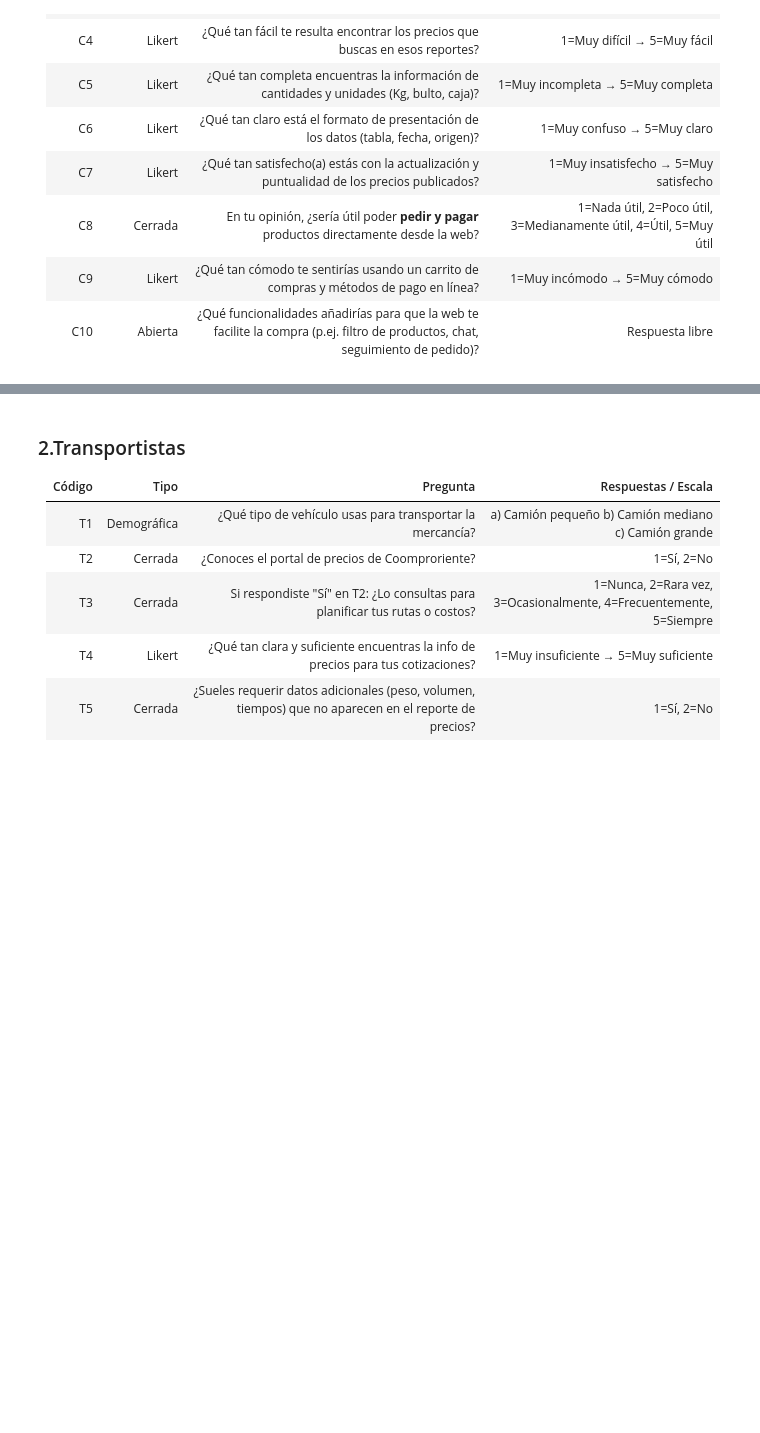
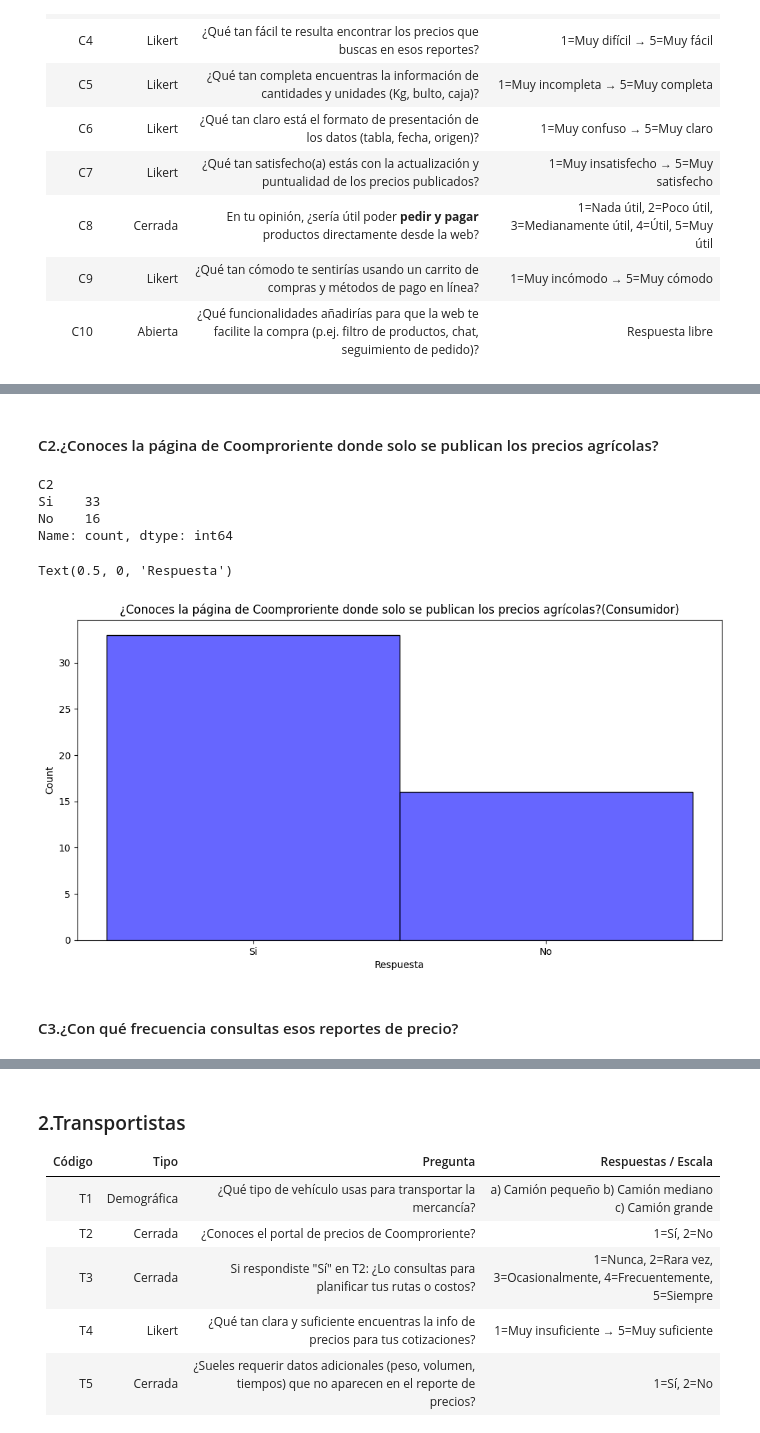
Before and after one commit to santiloc-hub/coomproriente-marketplace-analytics, a Jupyter notebook: Notebooks/Analisis_Encuestas.ipynb, the cells around one changed output, grey strips where cells are left out. Cells and saved outputs as stored; diff of their text form; code cells hidden in the pictures; blank space fills up the shorter version.

```diff
--- a/Notebooks/Analisis_Encuestas.ipynb
+++ b/Notebooks/Analisis_Encuestas.ipynb
@@ -22,0 +63,25 @@ import seaborn as sns
+# %% [markdown]
+#### C2.¿Conoces la página de Coomproriente donde solo se publican los precios agrícolas?
+# %%
+C2_dict = {
+    1: 'Si',
+    2: 'No',
+}
+df_con['C2'] = df_con['C2'].map(C2_dict)
+df_con['C2'].value_counts()
+# %% [output]
+C2
+Si    33
+No    16
+Name: count, dtype: int64
+# %%
+# Graficar la cantidad de respuestas por cada pregunta
+plt.figure(figsize=(12, 6))
+sns.histplot(df_con['C2'], bins=10, color='blue', alpha=0.6)
+plt.title('¿Conoces la página de Coomproriente donde solo se publican los precios agrícolas?(Consumidor)')
+plt.xlabel('Respuesta')
+# %% [output]
+Text(0.5, 0, 'Respuesta')
+[figure, added]
+# %% [markdown]
+#### C3.¿Con qué frecuencia consultas esos reportes de precio?
```
Also changed, not shown: parts of 30 cells of this notebook.
